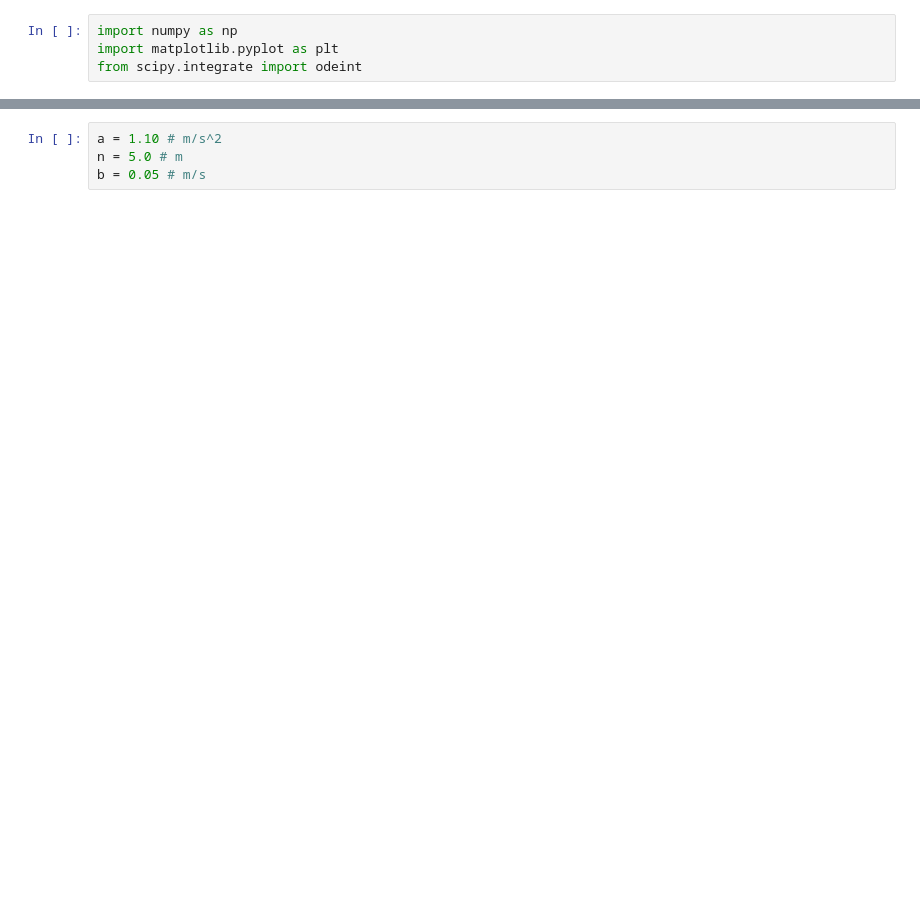
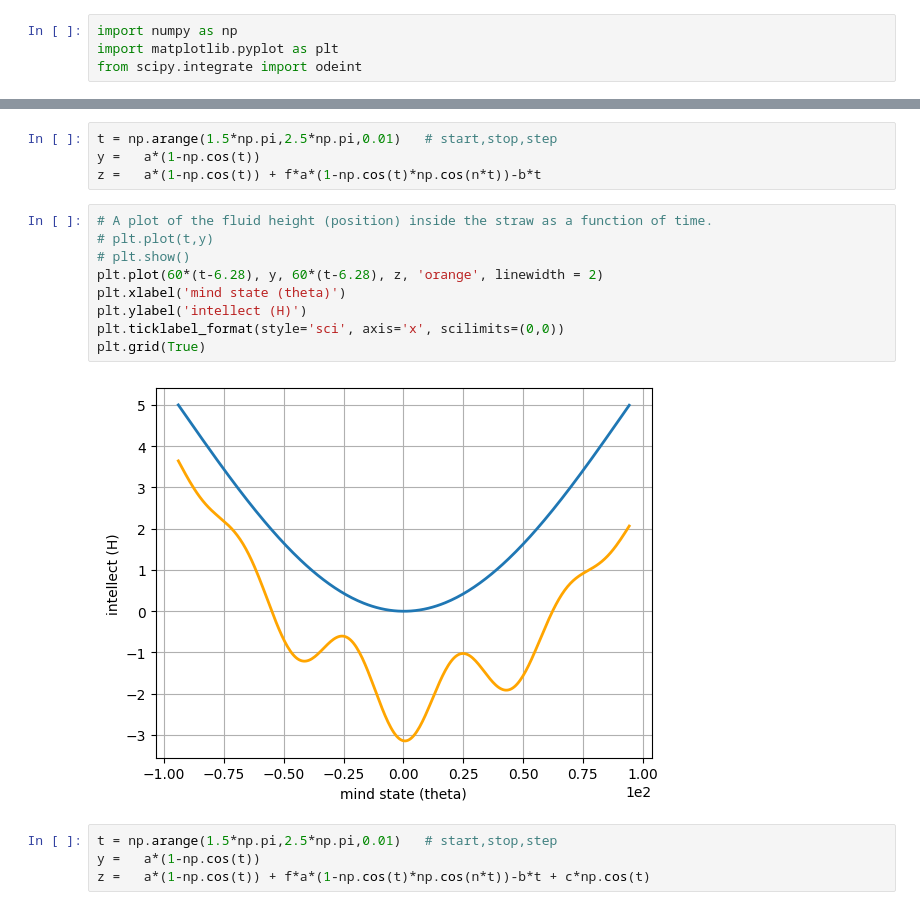
Before and after one commit to ShounakDas101/multibody, a Jupyter notebook: mind_ODE.ipynb, the cells around one changed output, grey strips where cells are left out. Drawn from its saved outputs; the diff is of its cells as text; blank space fills up the shorter version.

```diff
--- a/mind_ODE.ipynb
+++ b/mind_ODE.ipynb
@@ -29,4 +33,19 @@ plt.grid(True)
-# %%
-a = 1.10 # m/s^2
-n = 5.0 # m
-b = 0.05 # m/s
+# %%
+t = np.arange(1.5*np.pi,2.5*np.pi,0.01)   # start,stop,step
+y =   a*(1-np.cos(t))
+z =   a*(1-np.cos(t)) + f*a*(1-np.cos(t)*np.cos(n*t))-b*t
+# %%
+# A plot of the fluid height (position) inside the straw as a function of time.
+# plt.plot(t,y)
+# plt.show()
+plt.plot(60*(t-6.28), y, 60*(t-6.28), z, 'orange', linewidth = 2)
+plt.xlabel('mind state (theta)')
+plt.ylabel('intellect (H)')
+plt.ticklabel_format(style='sci', axis='x', scilimits=(0,0))
+plt.grid(True)
+# %% [output]
+[figure, added]
+# %%
+t = np.arange(1.5*np.pi,2.5*np.pi,0.01)   # start,stop,step
+y =   a*(1-np.cos(t))
+z =   a*(1-np.cos(t)) + f*a*(1-np.cos(t)*np.cos(n*t))-b*t + c*np.cos(t)
```
Also changed, not shown: parts of 16 cells of this notebook.
